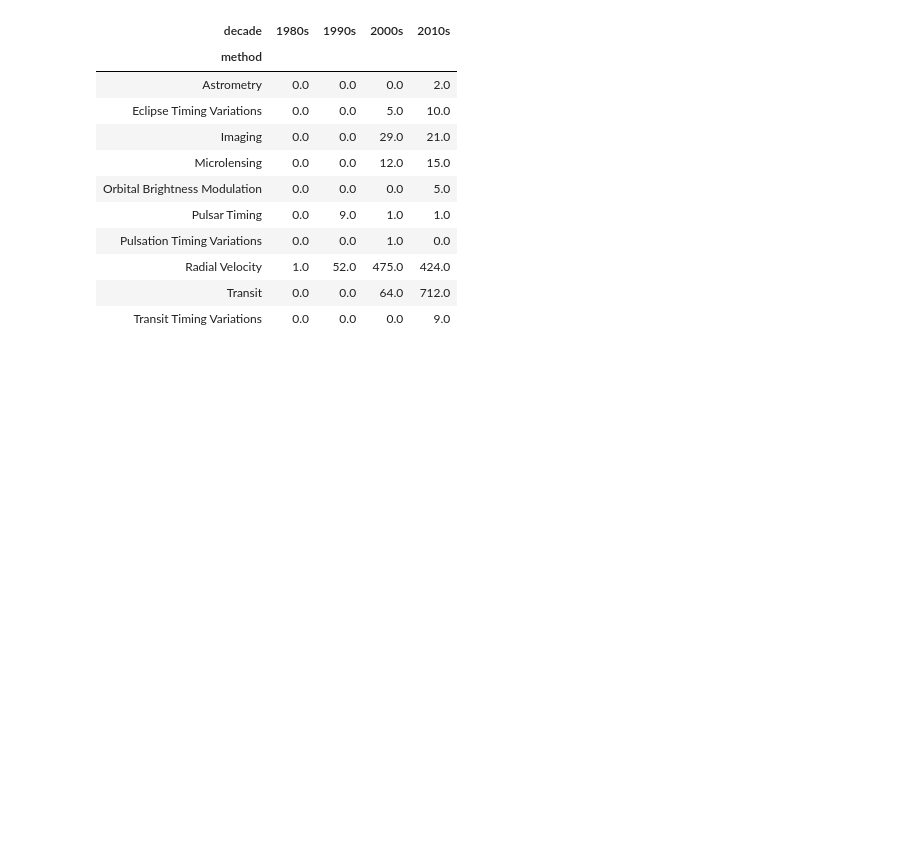
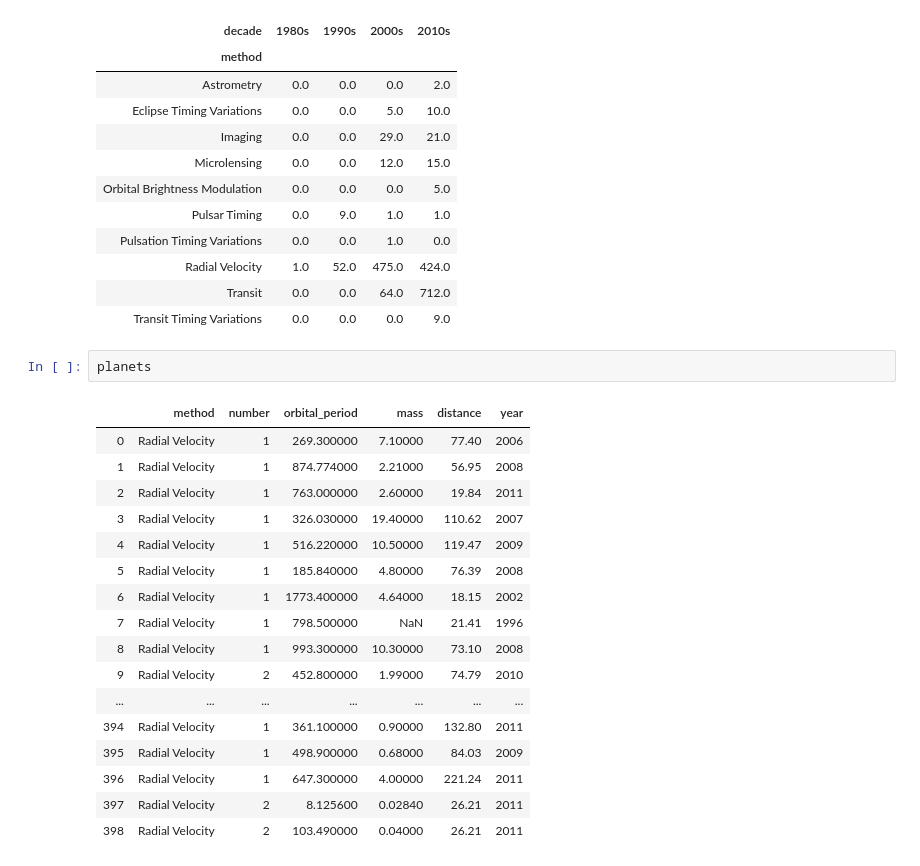
Before and after one commit to rusantsovsv/pandas_tr, a Jupyter notebook: 07.Pandas_agr_group.ipynb, the cells around one changed output. Cells and saved outputs as stored; diff of their text form; blank space fills up the shorter version.

Commit message:
Groupby and pivot tables

```diff
--- a/07.Pandas_agr_group.ipynb
+++ b/07.Pandas_agr_group.ipynb
@@ -543,3 +543,23 @@ planets.groupby(['method', decade])['number'].sum().unstack().fillna(0)
 | Radial Velocity | 1.0 | 52.0 | 475.0 | 424.0 |
 | Transit | 0.0 | 0.0 | 64.0 | 712.0 |
 | Transit Timing Variations | 0.0 | 0.0 | 0.0 | 9.0 |
+# %%
+planets
+# %% [output]
+|  | method | number | orbital_period | mass | distance | year |
+| 0 | Radial Velocity | 1 | 269.300000 | 7.10000 | 77.40 | 2006 |
+| 1 | Radial Velocity | 1 | 874.774000 | 2.21000 | 56.95 | 2008 |
+| 2 | Radial Velocity | 1 | 763.000000 | 2.60000 | 19.84 | 2011 |
+| 3 | Radial Velocity | 1 | 326.030000 | 19.40000 | 110.62 | 2007 |
+| 4 | Radial Velocity | 1 | 516.220000 | 10.50000 | 119.47 | 2009 |
+| 5 | Radial Velocity | 1 | 185.840000 | 4.80000 | 76.39 | 2008 |
+| 6 | Radial Velocity | 1 | 1773.400000 | 4.64000 | 18.15 | 2002 |
+| 7 | Radial Velocity | 1 | 798.500000 | NaN | 21.41 | 1996 |
+| 8 | Radial Velocity | 1 | 993.300000 | 10.30000 | 73.10 | 2008 |
+| 9 | Radial Velocity | 2 | 452.800000 | 1.99000 | 74.79 | 2010 |
+| ... | ... | ... | ... | ... | ... | ... |
+| 394 | Radial Velocity | 1 | 361.100000 | 0.90000 | 132.80 | 2011 |
+| 395 | Radial Velocity | 1 | 498.900000 | 0.68000 | 84.03 | 2009 |
+| 396 | Radial Velocity | 1 | 647.300000 | 4.00000 | 221.24 | 2011 |
+| 397 | Radial Velocity | 2 | 8.125600 | 0.02840 | 26.21 | 2011 |
+| 398 | Radial Velocity | 2 | 103.490000 | 0.04000 | 26.21 | 2011 |
```
Also changed, not shown: 1 other file.
